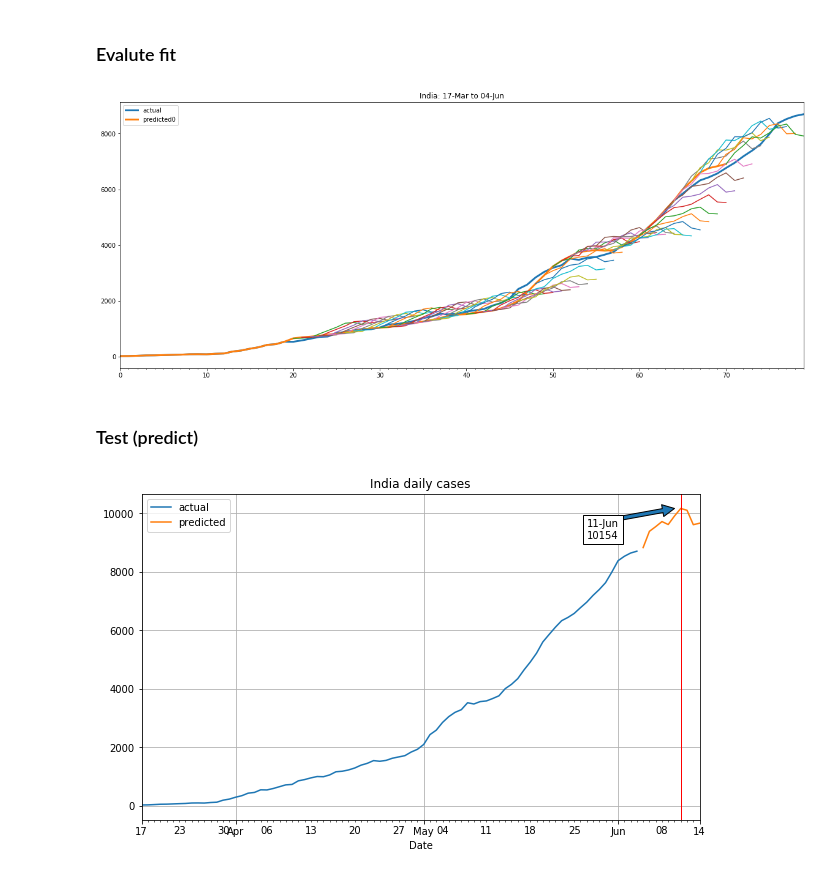
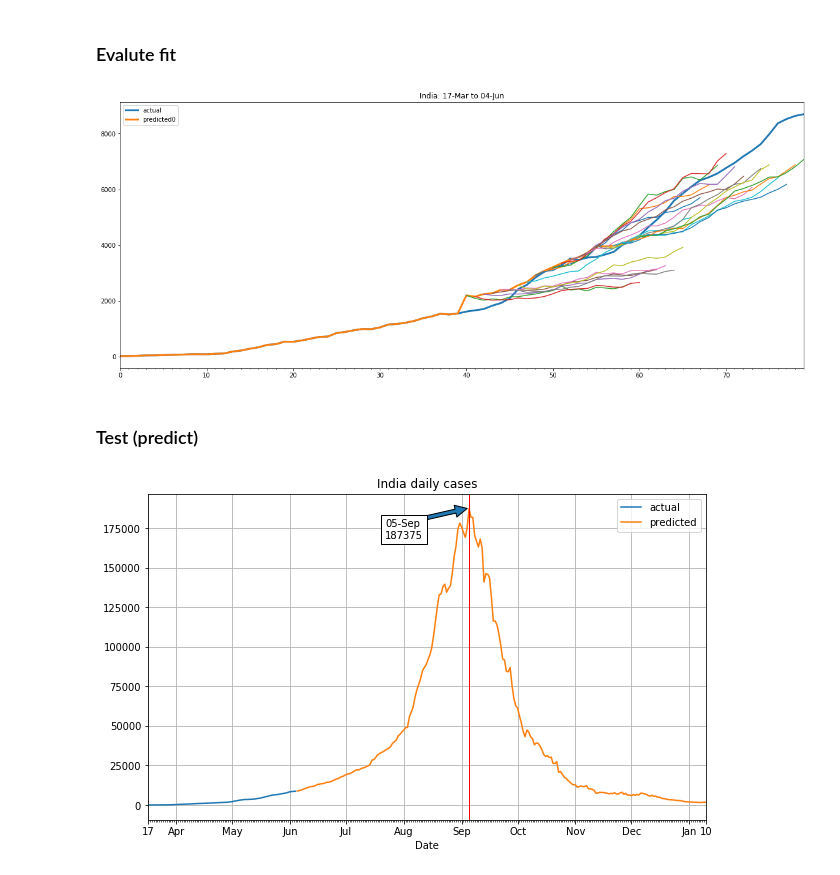
Before and after one commit to VICS-CORE/stats, a Jupyter notebook: 11_YudistirNet.ipynb, the cells around one changed output. Drawn from its saved outputs; the diff is of its cells as text; code cells hidden in the pictures.

Commit message:
Updated notebook description and charts

```diff
--- a/11_YudistirNet.ipynb
+++ b/11_YudistirNet.ipynb
@@ -112,11 +114,11 @@ def load_checkpoint(path="", device="cpu"):
 ### Config
 # %%
 # config
-IP_SEQ_LEN = 20
-OP_SEQ_LEN = 10
+IP_SEQ_LEN = 40
+OP_SEQ_LEN = 20
 VAL_RATIO = 0.3
 
-HIDDEN_SIZE = 10
+HIDDEN_SIZE = 20
 NUM_LAYERS = 4
 LEARNING_RATE = 0.001
 NUM_EPOCHS = 3001
@@ -265,7 +267,7 @@ END: [ 2020-06-04 00:21:41.333840 ]
 ### Load saved model for evaluation
 # %%
 model_path = MODELS_DIR + "/IP20_OP10_H10_L4_E2001_LR001.pt"
-# model_path = "/home/mayank/Downloads/ds4020-e17xx.pt"
+model_path = "/home/mayank/Downloads/ds4020-e17xx.pt"
 e, md, _, trn_loss_vals, val_loss_vals, _ = load_checkpoint(model_path, device=device)
 print(e)
 model.load_state_dict(md)
@@ -349,12 +351,12 @@ for pred in all_preds:
     cmp_df.plot(y='predicted_cases', ax=ax, legend=False)
     i+=1
 # %% [output]
-[figure, old version]
+[figure, new version]
 # %% [markdown]
 ### Test (predict)
 # %%
 c = "India"
-n_days = OP_SEQ_LEN
+n_days = 220
 
 pop_fct = df.loc[df.location==c, 'population'].iloc[0] / 1000
 test_data = np.array(df.loc[(df.location==c) & (df.total_cases>=100), 'new_cases'].rolling(7, center=True, min_periods=1).mean() / pop_fct, dtype=np.float32)
@@ -382,33 +384,33 @@ orig_df = orig_df.append(fut_df, ignore_index=True, sort=False)
 orig_df['total'] = (orig_df['actual'].fillna(0) + orig_df['predicted'].fillna(0)).cumsum()
 
 start_date = df.loc[(df.location==c) & (df.total_cases>=100)]['date'].iloc[0]
 orig_df['Date'] = pd.Series([start_date + dt.timedelta(days=i) for i in range(len(orig_df))])
 ax = orig_df.plot(
     x='Date',
     y=['actual', 'predicted'],
     title=c + ' daily cases',
     figsize=(10,6),
     grid=True
 )
 mn_l = DayLocator()
 ax.xaxis.set_minor_locator(mn_l)
 mj_l = AutoDateLocator()
 mj_f = ConciseDateFormatter(mj_l, show_offset=False)
 ax.xaxis.set_major_formatter(mj_f)
 # print(orig_df.tail())
 
 # arrow
-peakx = 86
+peakx = 172
 peak = orig_df.iloc[peakx]
 peak_desc = peak['Date'].strftime("%d-%b") + "\n" + str(int(peak['predicted']))
 _ = ax.annotate(
     peak_desc,
     xy=(peak['Date'] - dt.timedelta(days=1), peak['predicted']),
-    xytext=(peak['Date'] - dt.timedelta(days=15), peak['predicted'] * .9),
+    xytext=(peak['Date'] - dt.timedelta(days=45), peak['predicted'] * .9),
     arrowprops={},
     bbox={'facecolor':'white'}
 )
 
 _ = ax.axvline(x=peak['Date'], linewidth=1, color='r')
 # %% [output]
-[figure, old version]
+[figure, new version]
```
Also changed, not shown: parts of 3 cells of this notebook.
